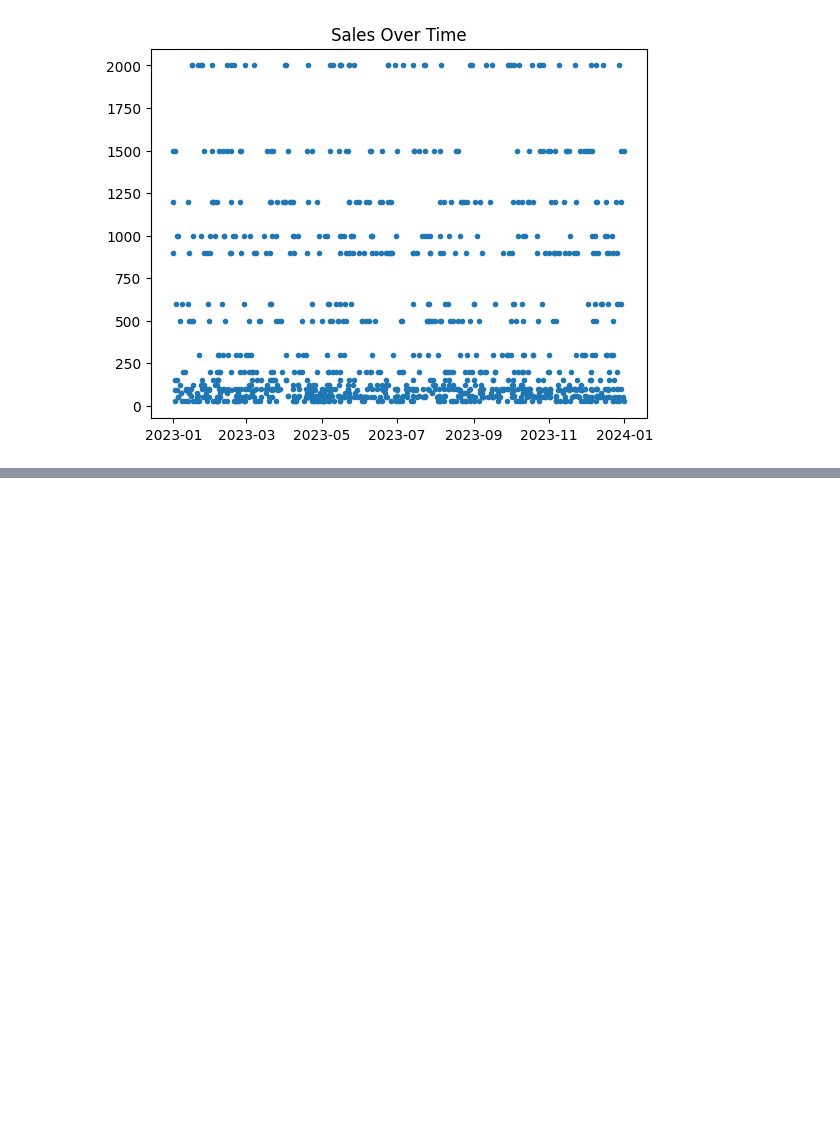
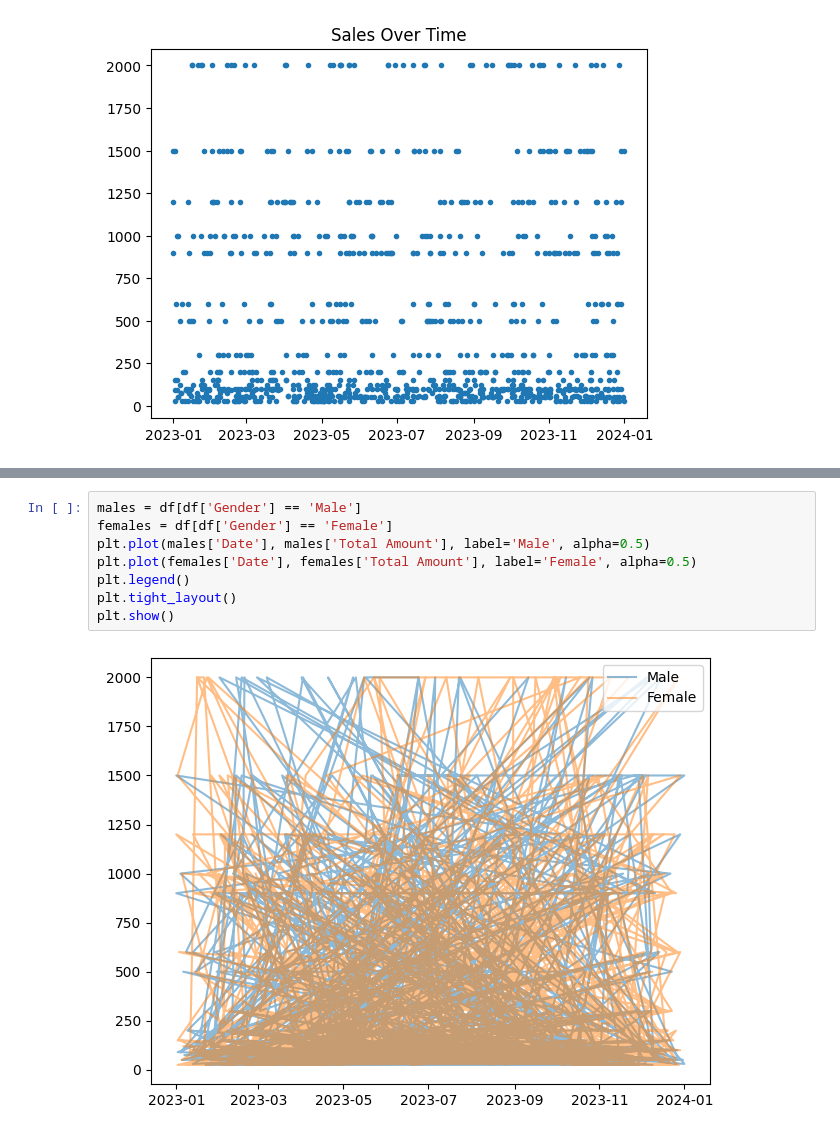
Before and after one commit to mr-prince-yadav/OJT-AI, a Jupyter notebook: Plotting.ipynb, the cells around one changed output, grey strips where cells are left out. Cells and saved outputs as stored; diff of their text form; blank space fills up the shorter version.

```diff
--- a/Plotting.ipynb
+++ b/Plotting.ipynb
@@ -330,0 +336,10 @@ plt.show()
+# %%
+males = df[df['Gender'] == 'Male']
+females = df[df['Gender'] == 'Female']
+plt.plot(males['Date'], males['Total Amount'], label='Male', alpha=0.5)
+plt.plot(females['Date'], females['Total Amount'], label='Female', alpha=0.5)
+plt.legend()
+plt.tight_layout()
+plt.show()
+# %% [output]
+[figure, added]
```
Also changed, not shown: parts of 1 cell of this notebook, 1 other file.
